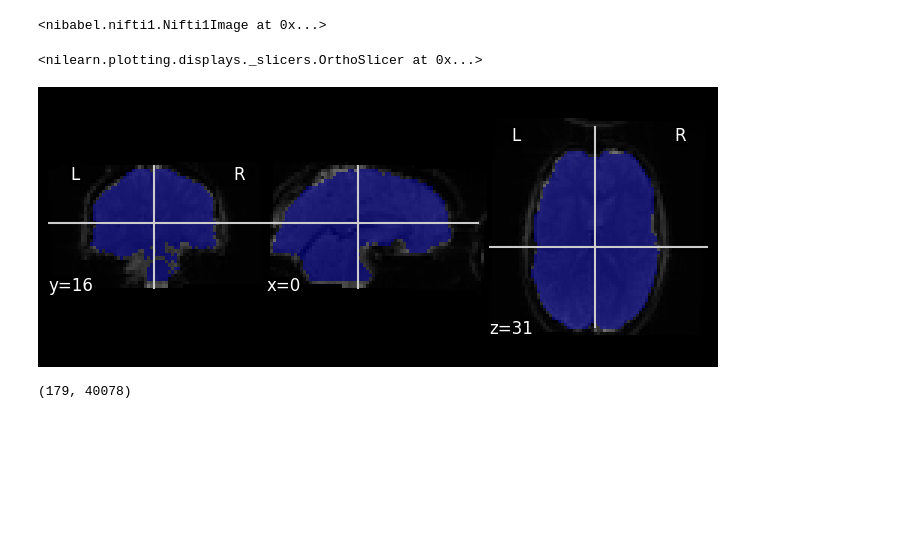
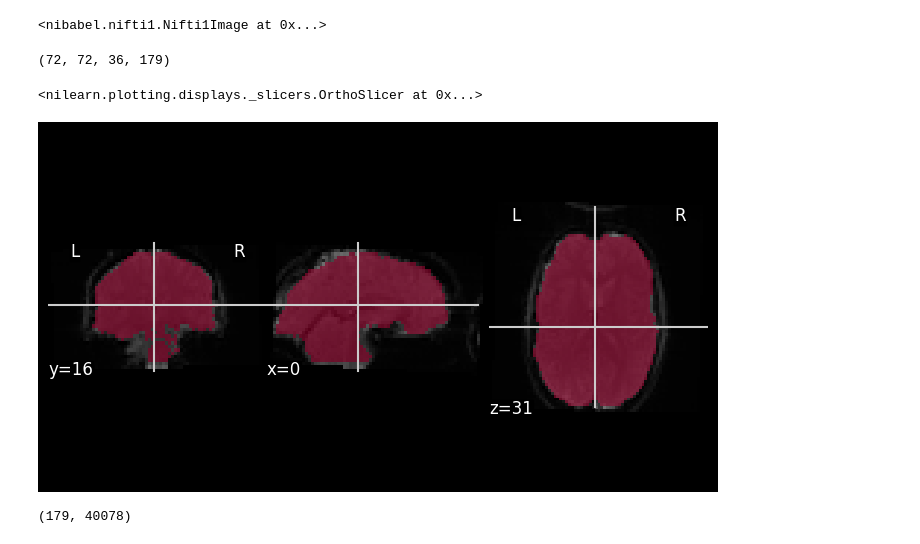
Before and after one commit to juanesfco/Thesis, a Jupyter notebook: realData.ipynb, the cells around one changed output. Saved outputs shown, nothing was run; the diff lists cells and outputs as text; code cells hidden in the pictures; blank space fills up the shorter version.

Commit message:
data

```diff
--- a/realData.ipynb
+++ b/realData.ipynb
@@ -1,19 +1,23 @@
 # %%
 import nibabel as nib
-BOLD = nib.load('Data/sub-01_task-theoryofmindwithmanualresponse_run-01_bold.nii.gz')
+BOLD = nib.load('Data/RealData/sub-01_task-theoryofmindwithmanualresponse_run-01_bold.nii.gz')
 BOLD
 # %% [output]
 <nibabel.nifti1.Nifti1Image at 0x...>
+# %%
+BOLD.get_fdata().shape
+# %% [output]
+(72, 72, 36, 179)
 # %%
 from nilearn.masking import compute_epi_mask
 from nilearn.plotting import plot_roi
 from nilearn.image.image import mean_img
 mean_haxby = mean_img(BOLD)
 mask_img = compute_epi_mask(BOLD, connected=False)
-plot_roi(mask_img,mean_haxby)
+plot_roi(mask_img,mean_haxby,cmap=cmap)
 # %% [output]
 <nilearn.plotting.displays._slicers.OrthoSlicer at 0x...>
-[figure, old version]
+[figure, new version]
 # %%
 from nilearn.masking import apply_mask
 masked_data = apply_mask(BOLD, mask_img)
```
Also changed, not shown: parts of 20 cells of this notebook, 41 other files.
